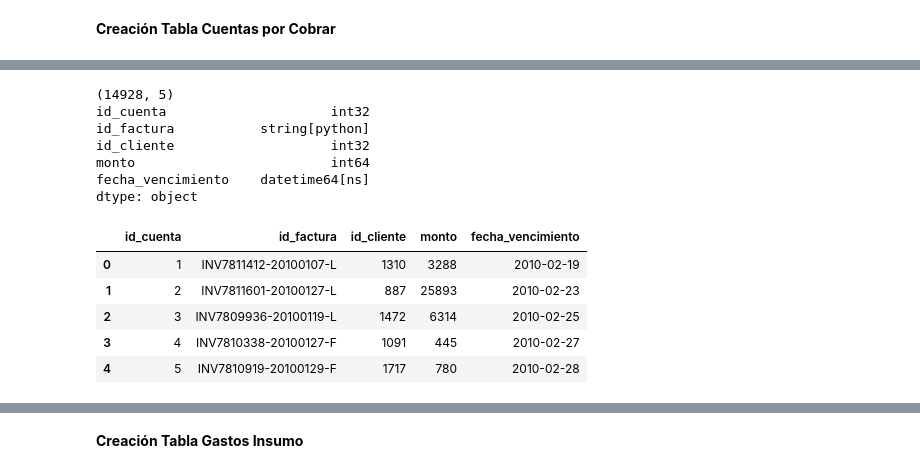
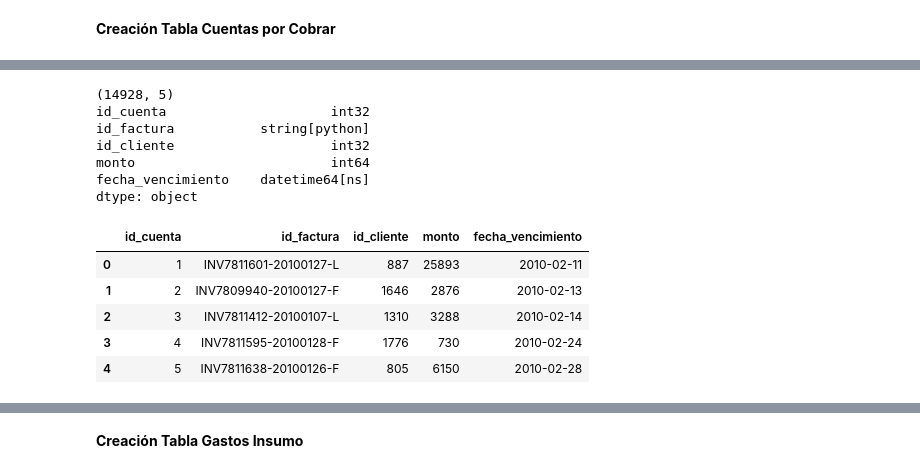
Before and after one commit to RonnieRBG/td_cajaclara, a Jupyter notebook: datos/Etapas_1-2-3/Etapa_3 Elaboracion de tablas/Etapa_3_Elaboración_de_Tablas.ipynb, the cells around one changed output, grey strips where cells are left out. Cells and saved outputs as stored; diff of their text form; code cells hidden in the pictures.

```diff
--- a/datos/Etapas_1-2-3/Etapa_3 Elaboracion de tablas/Etapa_3_Elaboración_de_Tablas.ipynb
+++ b/datos/Etapas_1-2-3/Etapa_3 Elaboracion de tablas/Etapa_3_Elaboración_de_Tablas.ipynb
@@ -555,25 +554,20 @@ venta = (
       .reset_index(drop=True)
 )
 
-# 4) Campos ficticios: cliente, por cobrar (15%) y fecha de cobro (15 a 60 días)
+# 4) Campos ficticios: cliente y por cobrar (15%)
 n = len(venta)
 venta["id_cliente"] = rng.choice(cliente["id_cliente"].to_numpy(), size=n)
 venta["por_cobrar"] = rng.random(n) < 0.15
-dias = rng.integers(15, 61, size=n)
-venta["fecha_cobro"] = (venta["fecha"] + pd.to_timedelta(dias, unit="D")).where(venta["por_cobrar"])
 
-venta = venta[["id_factura", "id_cliente", "fecha", "tipo_compra", "por_cobrar", "fecha_cobro"]]
+venta = venta[["id_factura", "id_cliente", "fecha", "tipo_compra", "por_cobrar"]]
 
 # Validaciones
 assert venta["id_factura"].is_unique
 assert venta["id_factura"].str.len().max() <= 30
 assert venta["id_cliente"].isin(cliente["id_cliente"]).all()
-assert venta.loc[~venta["por_cobrar"], "fecha_cobro"].isna().all()
-assert (venta.loc[venta["por_cobrar"], "fecha_cobro"] > venta.loc[venta["por_cobrar"], "fecha"]).all()
 
 venta.to_csv("venta.csv", index=False, encoding="utf-8-sig")
 print(venta.shape, f"por cobrar: {venta['por_cobrar'].mean():.1%}")
-display(venta.head())
 
 # Descarga en Colab
 from google.colab import files
@@ -678,5 +658,6 @@ También se verificó que los montos no tuvieran nulos y fueran positivos, y el
 # %%
 # Cuenta_por_cobrar: una fila por cada factura marcada como por_cobrar
+# MVP: solo permite alertar vencimientos. El estado (pagada/pendiente) se agregará en una mejora.
 
 # 1) Monto de cada factura = suma de cantidad * precio_venta
 totales = (
@@ -685,14 +666,18 @@ totales = (
     .agg(monto=("subtotal", "sum"))
 )
 
-# 2) Solo facturas por cobrar; id_cliente y vencimiento vienen de venta
+# 2) Solo facturas por cobrar; id_cliente y fecha vienen de venta
+rng_cc = np.random.default_rng(43)
 cuenta_por_cobrar = (
-    venta.loc[venta["por_cobrar"], ["id_factura", "id_cliente", "fecha_cobro"]]
+    venta.loc[venta["por_cobrar"], ["id_factura", "id_cliente", "fecha"]]
     .merge(totales, on="id_factura", how="left")
-    .rename(columns={"fecha_cobro": "fecha_vencimiento"})
-    .sort_values(["fecha_vencimiento", "id_factura"])
     .reset_index(drop=True)
 )
+
+# Vencimiento ficticio: 15 a 60 días después de la venta
+dias = rng_cc.integers(15, 61, size=len(cuenta_por_cobrar))
+cuenta_por_cobrar["fecha_vencimiento"] = cuenta_por_cobrar["fecha"] + pd.to_timedelta(dias, unit="D")
+cuenta_por_cobrar = cuenta_por_cobrar.sort_values(["fecha_vencimiento", "id_factura"]).reset_index(drop=True)
 
 # 3) id_cuenta autoincremental
 cuenta_por_cobrar.insert(0, "id_cuenta", range(1, len(cuenta_por_cobrar) + 1))
@@ -708,38 +693,40 @@ cuenta_por_cobrar = cuenta_por_cobrar.astype({
     "id_cliente": "int32",
     "monto": "int64",
 })
 
 # Validaciones
 assert cuenta_por_cobrar["id_cuenta"].is_unique
 assert cuenta_por_cobrar["id_factura"].is_unique                               # relación 1 a 0..1 con venta
 assert len(cuenta_por_cobrar) == venta["por_cobrar"].sum()
 assert cuenta_por_cobrar["id_factura"].isin(venta["id_factura"]).all()         # FK a venta
 assert cuenta_por_cobrar["id_cliente"].isin(cliente["id_cliente"]).all()       # FK a cliente
 assert cuenta_por_cobrar["monto"].notna().all() and (cuenta_por_cobrar["monto"] > 0).all()
+assert cuenta_por_cobrar["fecha_vencimiento"].notna().all()
 assert cuenta_por_cobrar["monto"].max() < 10**8                                # cabe en int(8)
+assert cuenta_por_cobrar["id_cuenta"].max() < 10**5                            # cabe en int(5)
 
 cuenta_por_cobrar.to_csv("cuenta_por_cobrar.csv", index=False, encoding="utf-8-sig")
 print(cuenta_por_cobrar.shape)
 print(cuenta_por_cobrar.dtypes)
 display(cuenta_por_cobrar.head())
 
 # Descarga en Colab
 from google.colab import files
 files.download("cuenta_por_cobrar.csv")
 # %% [output]
 (14928, 5)
 id_cuenta                     int32
 id_factura           string[python]
 id_cliente                    int32
 monto                         int64
 fecha_vencimiento    datetime64[ns]
 dtype: object
 |  | id_cuenta | id_factura | id_cliente | monto | fecha_vencimiento |
-| 0 | 1 | INV7811412-20100107-L | 1310 | 3288 | 2010-02-19 |
-| 1 | 2 | INV7811601-20100127-L | 887 | 25893 | 2010-02-23 |
-| 2 | 3 | INV7809936-20100119-L | 1472 | 6314 | 2010-02-25 |
-| 3 | 4 | INV7810338-20100127-F | 1091 | 445 | 2010-02-27 |
-| 4 | 5 | INV7810919-20100129-F | 1717 | 780 | 2010-02-28 |
+| 0 | 1 | INV7811601-20100127-L | 887 | 25893 | 2010-02-11 |
+| 1 | 2 | INV7809940-20100127-F | 1646 | 2876 | 2010-02-13 |
+| 2 | 3 | INV7811412-20100107-L | 1310 | 3288 | 2010-02-14 |
+| 3 | 4 | INV7811595-20100128-F | 1776 | 730 | 2010-02-24 |
+| 4 | 5 | INV7811638-20100126-F | 805 | 6150 | 2010-02-28 |
 [interactive output not drawn]
 [interactive output not drawn]
 # %% [markdown]
```
Also changed, not shown: parts of 4 cells of this notebook, 2 other files.
